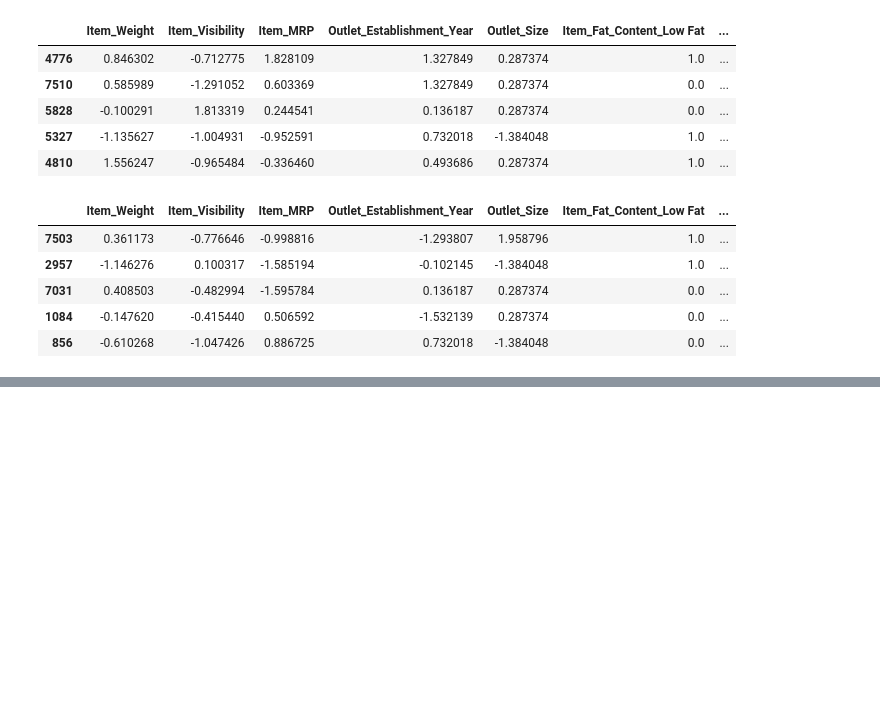
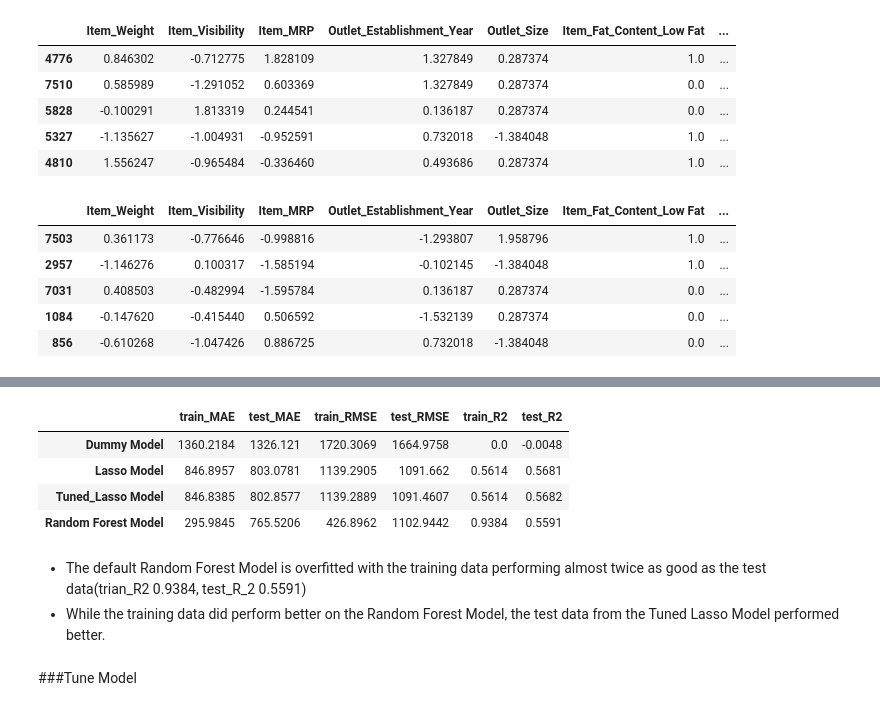
Before and after one commit to LoveidaLucero/Prediction-of-Product-Sales, a Jupyter notebook: Prediction_of_Product_Sales.ipynb, the cells around one changed output, grey strips where cells are left out. Drawn from its saved outputs; the diff is of its cells as text; code cells hidden in the pictures; blank space fills up the shorter version.

```diff
--- a/Prediction_of_Product_Sales.ipynb
+++ b/Prediction_of_Product_Sales.ipynb
@@ -1239,0 +1429,9 @@ X_test_processed.head()
+# %%
+## Create a parameter grid
+## include lasso__alpha and lasso__fit_intercept
+params = {'lasso__alpha':[.0001, .001, .01, .1, 1, 10, 100, 1000],
+          'lasso__fit_intercept':[True,False]}
+
+## Create and fit the GridSearchCV pipeline
+lasso_gs = GridSearchCV(lasso_pipe, params)
+lasso_gs.fit(X_train, y_train)
@@ -1239,0 +1456,12 @@ X_test_processed.head()
+# %%
+# Extract the best_estimator_ from the GridSearchCV pipeline
+best_lasso = lasso_gs.best_estimator_
+
+# define model metrics scores using the evaluate_regression function
+lasso_tuned_scores = evaluate_regression(best_lasso,
+                                         X_train, y_train,
+                                         X_test, y_test,
+                                         model_name='Tuned_Lasso Model')
+# %%
+# Concatenate the tuned model metrics to the scores_df
+scores_df = pd.concat([scores_df, lasso_tuned_scores])
@@ -1239,0 +1482,7 @@ X_test_processed.head()
+# %%
+# Instantiate default random forest model
+rf = RandomForestRegressor(random_state = 42)
+# Model Pipeline
+rf_pipe = make_pipeline(preprocessor, rf)
+# Fit the model pipeline on the training data only
+rf_pipe.fit(X_train, y_train)
@@ -1239,0 +1507,19 @@ X_test_processed.head()
+# %%
+## Display model performance metrics using a function
+rf_scores = evaluate_regression(rf_pipe, X_train, y_train,
+                          X_test, y_test,
+                           model_name='Random Forest Model')
+
+scores_df = pd.concat([scores_df, rf_scores])
+display(scores_df)
+# %% [output]
+|  | train_MAE | test_MAE | train_RMSE | test_RMSE | train_R2 | test_R2 |
+| Dummy Model | 1360.2184 | 1326.121 | 1720.3069 | 1664.9758 | 0.0 | -0.0048 |
+| Lasso Model | 846.8957 | 803.0781 | 1139.2905 | 1091.662 | 0.5614 | 0.5681 |
+| Tuned_Lasso Model | 846.8385 | 802.8577 | 1139.2889 | 1091.4607 | 0.5614 | 0.5682 |
+| Random Forest Model | 295.9845 | 765.5206 | 426.8962 | 1102.9442 | 0.9384 | 0.5591 |
+# %% [markdown]
+- The default Random Forest Model is overfitted with the training data performing almost twice as good as the test data(trian_R2 0.9384, test_R_2 0.5591)
+- While the training data did perform better on the Random Forest Model, the test data from the Tuned Lasso Model performed better.
+# %% [markdown]
+###Tune Model
```
Also changed, not shown: parts of 58 cells of this notebook.
